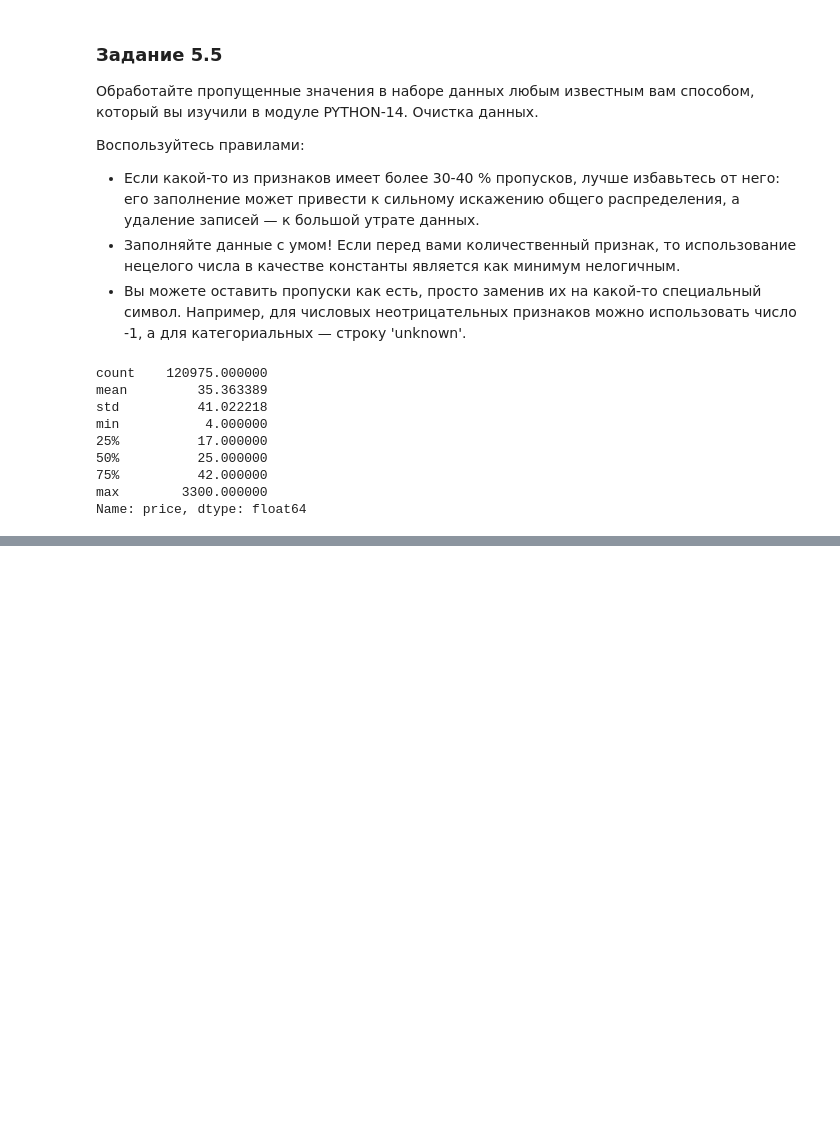
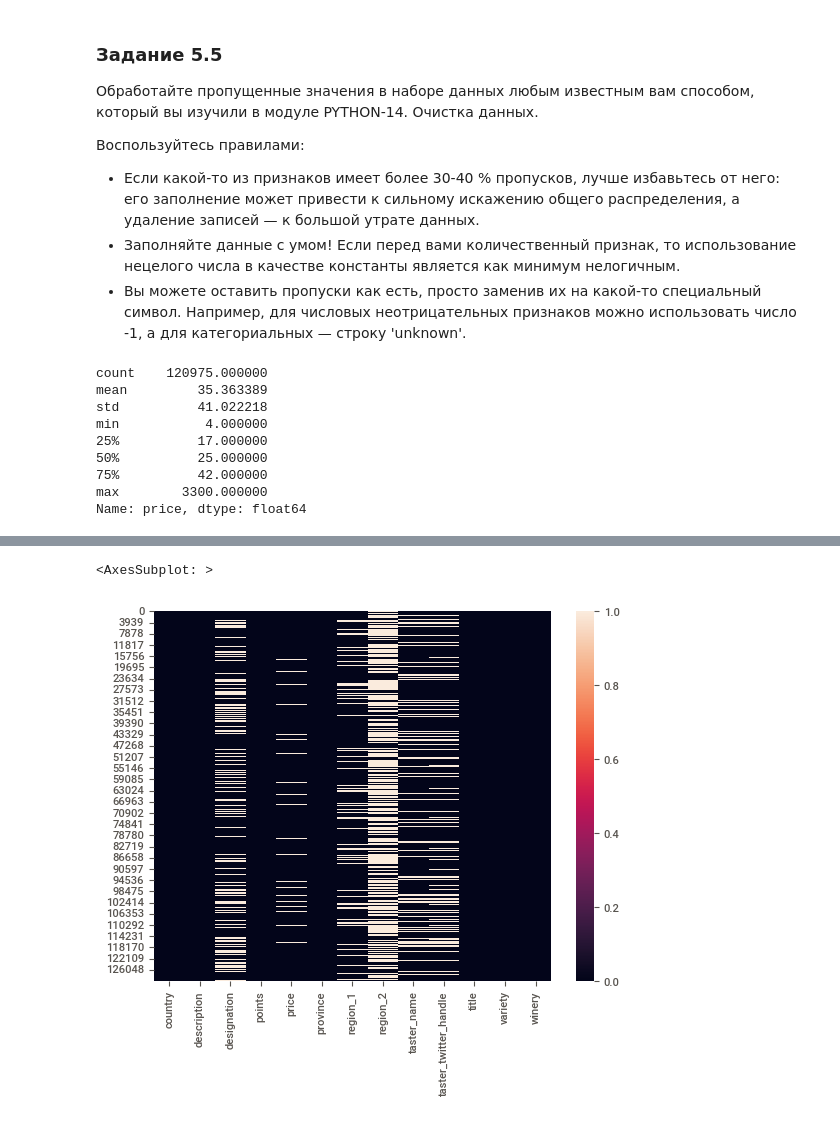
Before and after one commit to alexey300479/sf_datascience_2022, a Jupyter notebook: EDA_1/wine_eda.ipynb, the cells around one changed output, grey strips where cells are left out. Drawn from its saved outputs; the diff is of its cells as text; code cells hidden in the pictures; blank space fills up the shorter version.

```diff
--- a/EDA_1/wine_eda.ipynb
+++ b/EDA_1/wine_eda.ipynb
@@ -174,3 +152,8 @@ data.describe(include='all')
+# %%
+sns.heatmap(data.isnull()) # убеждаемся, что датасет без пропусков
+# %% [output]
+<AxesSubplot: >
+[figure, added]
 # %%
 # Как сделали авторы курса
 # обрабатываем пропуски в категориальных признаках самым простым вариантом, замена на unknown
```
Also changed, not shown: parts of 12 cells of this notebook, 2 other files.
